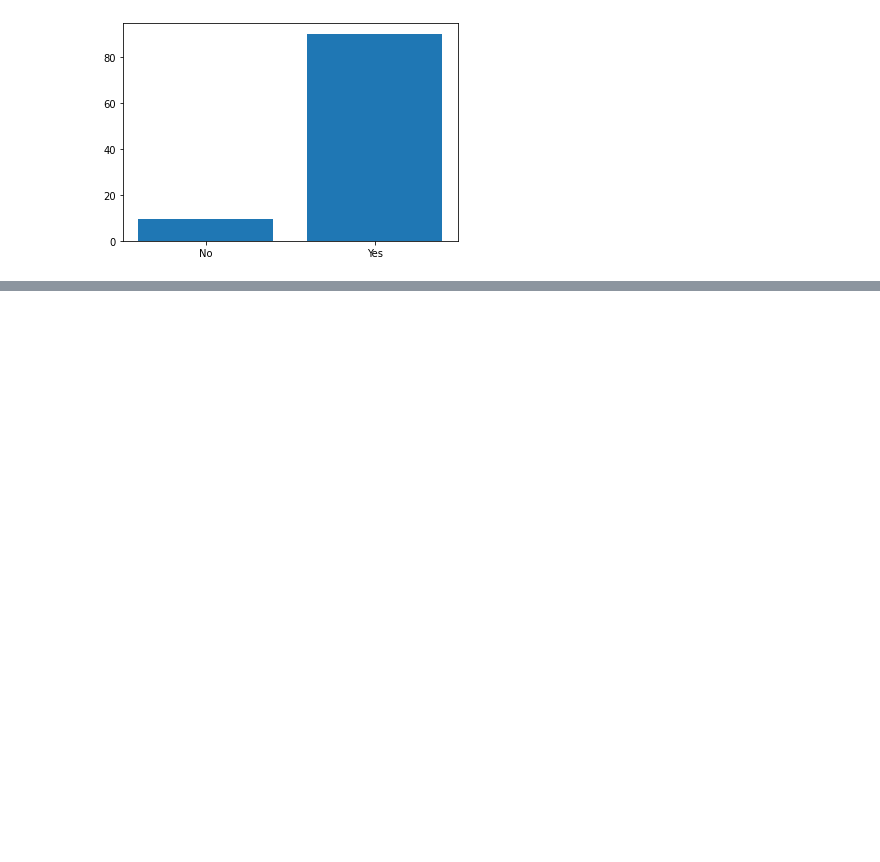
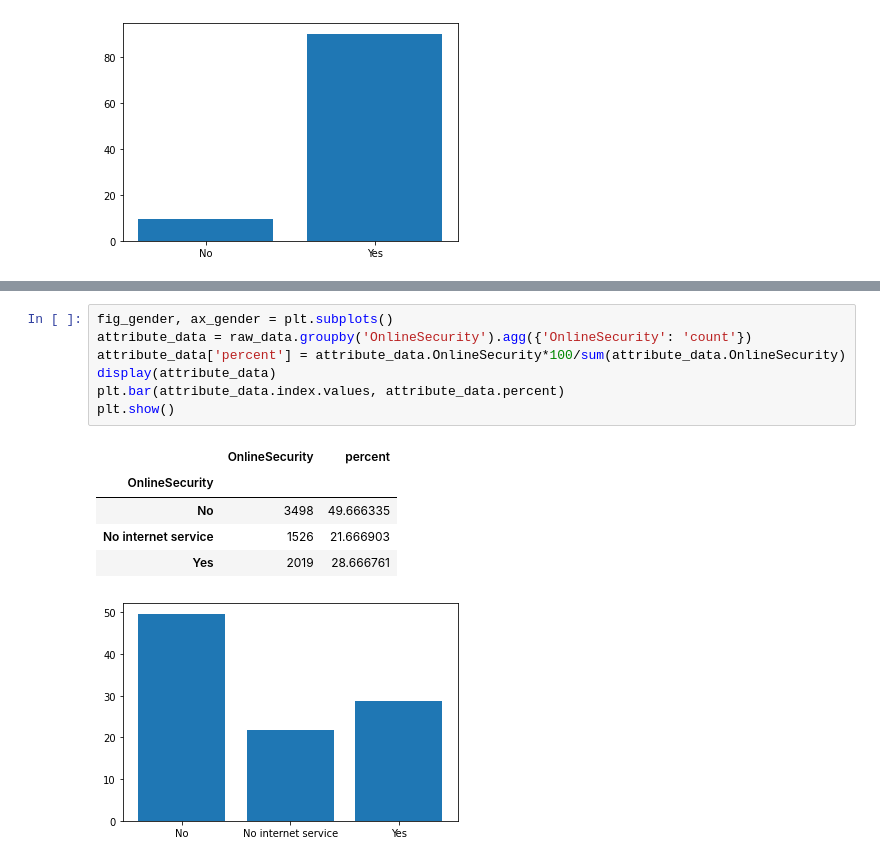
Before and after one commit to arcarrion/churn_prediction, a Jupyter notebook: notebooks/01_exploratory_analysis.ipynb, the cells around one changed output, grey strips where cells are left out. Drawn from its saved outputs; the diff is of its cells as text; blank space fills up the shorter version.

```diff
--- a/notebooks/01_exploratory_analysis.ipynb
+++ b/notebooks/01_exploratory_analysis.ipynb
@@ -160,0 +207,14 @@ plt.show()
+# %%
+fig_gender, ax_gender = plt.subplots()
+attribute_data = raw_data.groupby('OnlineSecurity').agg({'OnlineSecurity': 'count'})
+attribute_data['percent'] = attribute_data.OnlineSecurity*100/sum(attribute_data.OnlineSecurity)
+display(attribute_data)
+plt.bar(attribute_data.index.values, attribute_data.percent)
+plt.show()
+# %% [output]
+|  | OnlineSecurity | percent |
+| OnlineSecurity |  |  |
+| No | 3498 | 49.666335 |
+| No internet service | 1526 | 21.666903 |
+| Yes | 2019 | 28.666761 |
+[figure, added]
```
Also changed, not shown: parts of 14 cells of this notebook.
